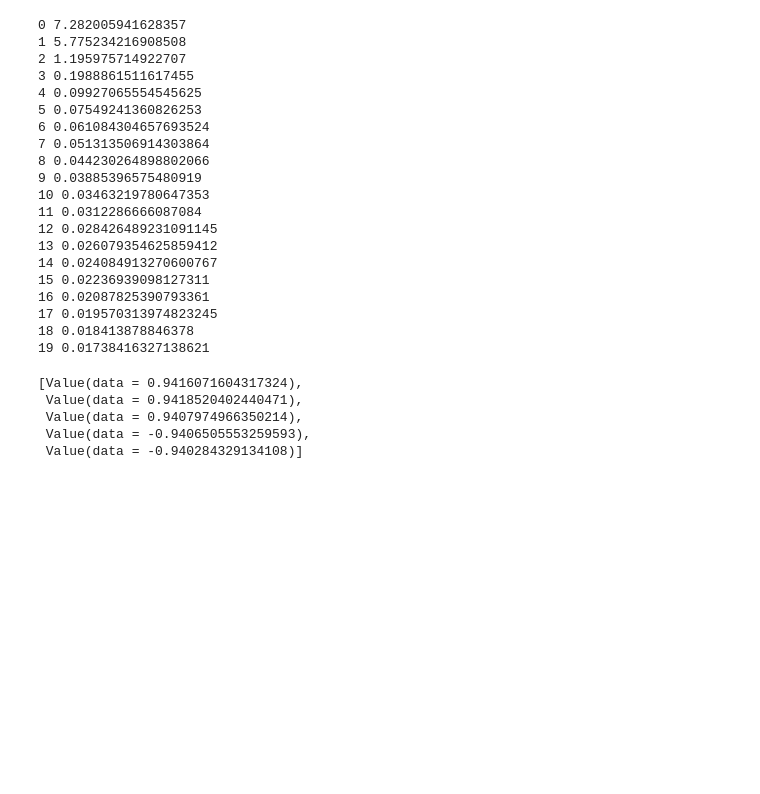
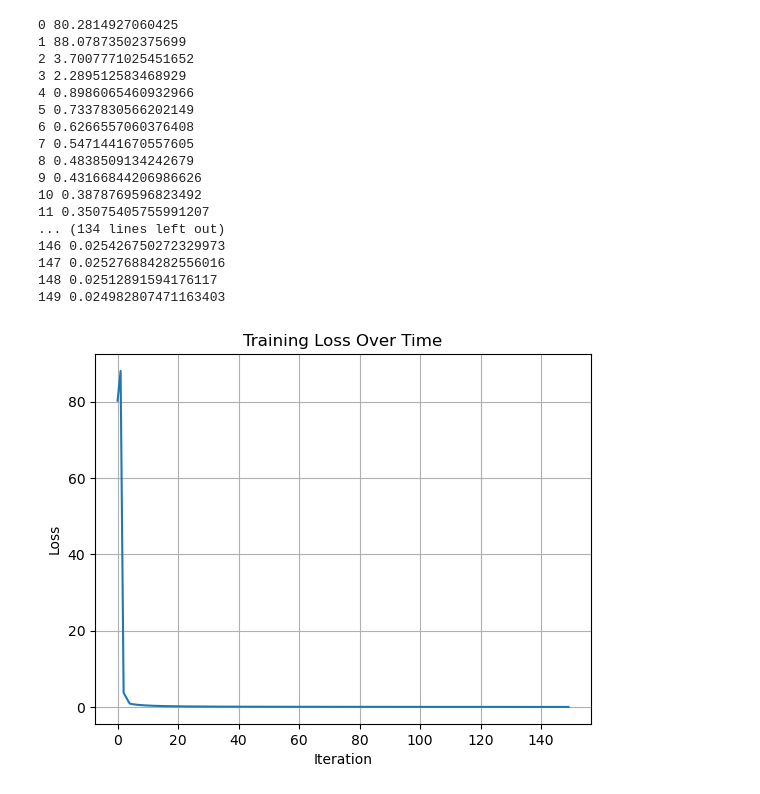
Before and after one commit to MohamedElsayed75/Smart-Systems-Project, a Jupyter notebook: AutoGrad.ipynb, the cells around one changed output. Cells and saved outputs as stored; diff of their text form; code cells hidden in the pictures; blank space fills up the shorter version.

```diff
--- a/AutoGrad.ipynb
+++ b/AutoGrad.ipynb
@@ -195,4 +194,4 @@ class MLP:
         return params
 # %%
 
-n = MLP(3, [4, 4, 1])
+n = MLP(6, [50, 20, 7, 1])
@@ -217,11 +241,12 @@ ys = [1.0, 1.0, 1.0, -1.0, -1.0]
 # %%
 # Using MSE loss
-
-for k in range(20):
+losses = []
+for k in range(150):
 
     # Forward pass
     ypred = [n(x) for x in xs]
     loss = sum((yout - ygt)**2 for ygt, yout in zip(ys, ypred))
+    losses.append(loss)
 
     # Backward pass
     for p in n.parameters():
@@ -230,34 +255,39 @@ for k in range(20):
 
     # Update
     for p in n.parameters():
-        p.data += -0.1 * p.grad
+        p.data += -0.001 * p.grad
 
     print (k, loss.data)
-
-ypred
 # %% [output]
-0 7.282005941628357
-1 5.775234216908508
-2 1.195975714922707
-3 0.1988861511617455
-4 0.09927065554545625
-5 0.07549241360826253
-6 0.061084304657693524
-7 0.051313506914303864
-8 0.044230264898802066
-9 0.03885396575480919
-10 0.03463219780647353
-11 0.0312286666087084
-12 0.028426489231091145
-13 0.026079354625859412
-14 0.024084913270600767
-15 0.02236939098127311
-16 0.02087825390793361
-17 0.019570313974823245
-18 0.018413878846378
-19 0.01738416327138621
+0 80.2814927060425
+1 88.07873502375699
+2 3.7007771025451652
+3 2.289512583468929
+4 0.8986065460932966
+5 0.7337830566202149
+6 0.6266557060376408
+7 0.5471441670557605
+8 0.4838509134242679
+9 0.43166844206986626
+10 0.3878769596823492
+11 0.35075405755991207
+... (134 lines left out)
+146 0.025426750272329973
+147 0.025276884282556016
+148 0.02512891594176117
+149 0.024982807471163403
-[Value(data = 0.9416071604317324),
- Value(data = 0.9418520402440471),
- Value(data = 0.9407974966350214),
- Value(data = -0.9406505553259593),
- Value(data = -0.940284329134108)]
+# %%
+import matplotlib.pyplot as plt
+
+losses_data = []
+for i in losses:
+    losses_data.append(i.data)
+
+plt.plot(losses_data)
+plt.xlabel('Iteration')
+plt.ylabel('Loss')
+plt.title('Training Loss Over Time')
+plt.grid(True)
+plt.show()
+# %% [output]
+[figure, added]
```
Also changed, not shown: parts of 5 cells of this notebook.
